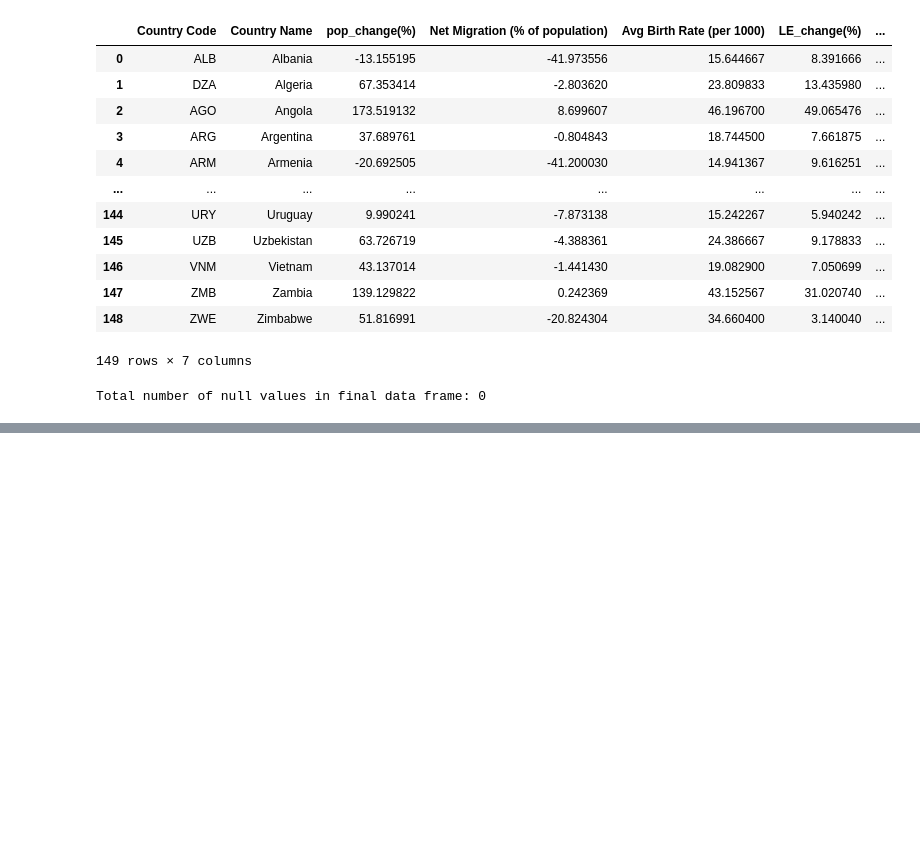
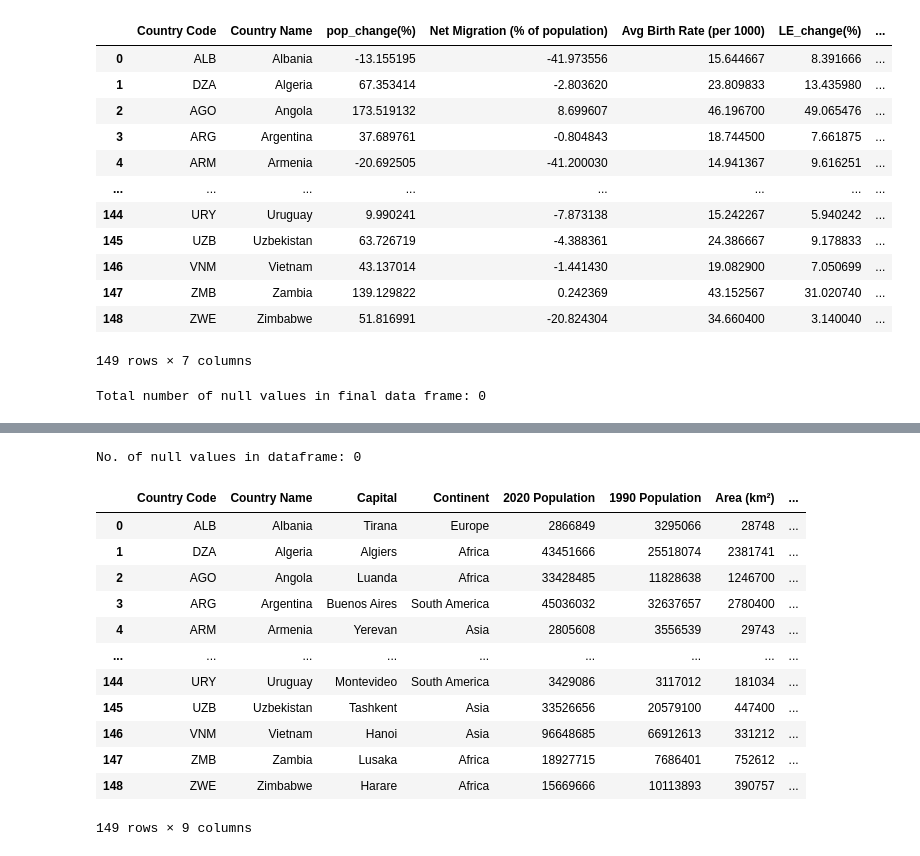
Before and after one commit to oli124/Project3_OliverK_UfuomaA, a Jupyter notebook: Population.ipynb, the cells around one changed output, grey strips where cells are left out. Saved outputs shown, nothing was run; the diff lists cells and outputs as text; code cells hidden in the pictures; blank space fills up the shorter version.

```diff
--- a/Population.ipynb
+++ b/Population.ipynb
@@ -449,0 +472,24 @@ merged_df_final.to_csv("Resources/final_data.csv", index=False)
+# %%
+# Create list of countries that are inluded in the population data analysis
+select_countries = merged_df_final[['Country Code', 'Country Name']]
+
+# Merge this list with country info, to exlucde countries/regions that don't meet analysis criteria
+merged_info_df = pd.merge(select_countries, country_info_df, on= 'Country Code', how= 'left')
+merged_info_df = merged_info_df.drop(columns= ['Country/Territory', 'Rank', '2022 Population', '2015 Population', '2010 Population', '2000 Population', '1980 Population', '1970 Population', 'Growth Rate'])
+print(f"No. of null values in dataframe: {merged_info_df.isnull().sum().sum()}")
+merged_info_df
+# %% [output]
+No. of null values in dataframe: 0
+|  | Country Code | Country Name | Capital | Continent | 2020 Population | 1990 Population | Area (km²) | ... |
+| 0 | ALB | Albania | Tirana | Europe | 2866849 | 3295066 | 28748 | ... |
+| 1 | DZA | Algeria | Algiers | Africa | 43451666 | 25518074 | 2381741 | ... |
+| 2 | AGO | Angola | Luanda | Africa | 33428485 | 11828638 | 1246700 | ... |
+| 3 | ARG | Argentina | Buenos Aires | South America | 45036032 | 32637657 | 2780400 | ... |
+| 4 | ARM | Armenia | Yerevan | Asia | 2805608 | 3556539 | 29743 | ... |
+| ... | ... | ... | ... | ... | ... | ... | ... | ... |
+| 144 | URY | Uruguay | Montevideo | South America | 3429086 | 3117012 | 181034 | ... |
+| 145 | UZB | Uzbekistan | Tashkent | Asia | 33526656 | 20579100 | 447400 | ... |
+| 146 | VNM | Vietnam | Hanoi | Asia | 96648685 | 66912613 | 331212 | ... |
+| 147 | ZMB | Zambia | Lusaka | Africa | 18927715 | 7686401 | 752612 | ... |
+| 148 | ZWE | Zimbabwe | Harare | Africa | 15669666 | 10113893 | 390757 | ... |
+149 rows × 9 columns
```
Also changed, not shown: parts of 5 cells of this notebook, 7 other files.
